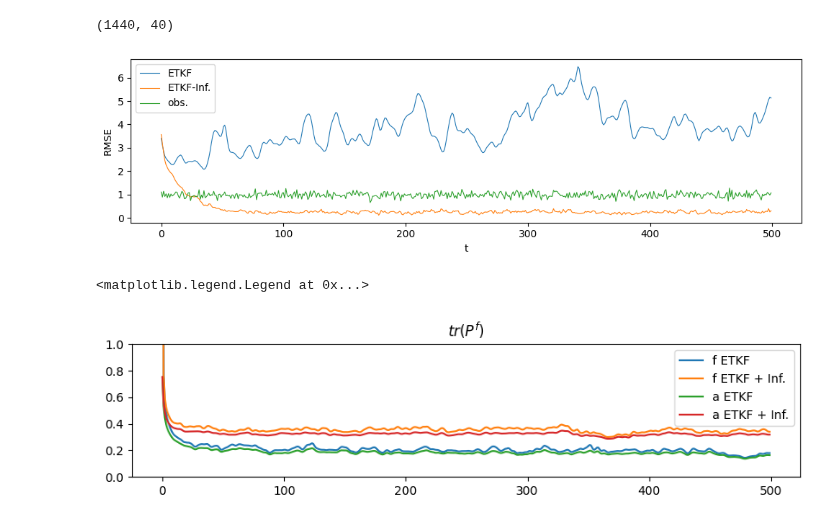
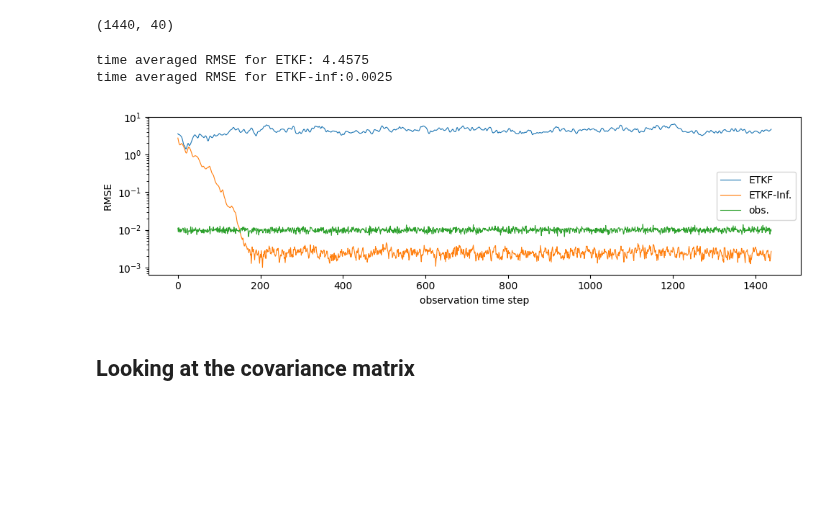
Before and after one commit to KotaTakeda/da_py, a Jupyter notebook: examples/l96_etkf.ipynb, the cells around one changed output. Saved outputs shown, nothing was run; the diff lists cells and outputs as text; code cells hidden in the pictures; blank space fills up the shorter version.

```diff
--- a/examples/l96_etkf.ipynb
+++ b/examples/l96_etkf.ipynb
@@ -64,20 +65,20 @@ H = np.eye(J)
 Q = np.zeros((J, J))
 
 # Observation error covariance
-r = 1.0
-R = r*np.eye(J)
+r = 1.0e-2
+R = r**2*np.eye(J)
 
 # random seed
 seed = 0
 np.random.seed(seed)
 
 # generate observation
-end_step = 500 # for development
+end_step = -1 # for development
 x_true = np.load('x_true_l96.npy')[:end_step]
 # y = np.load('x_obs_l96.npy')[:end_step]
 # if not np.isclose(r, 1.0):
 y = (H@x_true.T).T
-y += np.random.normal(loc=0, scale=np.sqrt(r), size=y.shape) # R = r*I
+y += np.random.normal(loc=0, scale=r, size=y.shape) # R = r**2*I
 
 # initial state for EnKF
 x_0 = x_true[np.random.randint(len(x_true)-1)]
@@ -111,15 +112,25 @@ x_assim_alpha = etkf_alpha.x
 # %%
 # Plot
 fig, ax = plt.subplots(figsize=(10, 3))
 plot_loss(x_true, x_assim, loss_rms, ax=ax, label='ETKF', lw=0.8)
 plot_loss(x_true, x_assim_alpha, loss_rms, ax=ax, label='ETKF-Inf.', lw=0.8)
 plot_loss((H@x_true.T).T, y, loss_rms, ax=ax, label='obs.', lw=0.8)
-ax.set_xlabel('t')
+ax.set_xlabel('observation time step')
 ax.set_ylabel('RMSE')
 ax.legend()
-# ax.set_ylim([0, 2])
+ax.set_yscale('log')
 fig.tight_layout()
-fig.savefig("etkf_inflation_result.pdf")
+# fig.savefig("etkf_inflation_result.pdf")
+
+# time averaged RMSE
+rmse_avg = np.linalg.norm(x_true-x_assim, axis=1)[-1000:].mean() / np.sqrt(J)  # RMSE
+rmse_avg_alpha = np.linalg.norm(x_true-x_assim_alpha, axis=1)[-1000:].mean() / np.sqrt(J)  # RMSE
+print(f"time averaged RMSE for ETKF: {rmse_avg:.4f}", )
+print(f"time averaged RMSE for ETKF-inf:{rmse_avg_alpha:.4f}")
 # %% [output]
+time averaged RMSE for ETKF: 4.4575
+time averaged RMSE for ETKF-inf:0.0025
-[figure, old version]
+[figure, new version]
+# %% [markdown]
+## Looking at the covariance matrix
 # %%
@@ -128,23 +139,20 @@ def compute_cov(Xf):
 # %%
-Xa= np.array(etkf.XXa
-C_a = compute_cov(Xa
-Xaalpha = np.array(etkf_alpha.XXa
-C_a_alpha = compute_cov(Xaalpha)
+# Xa= np.array(etkf.XXa
+# C_a = compute_cov(Xa
+# Xaalpha = np.array(etkf_alpha.XXa
+# C_a_alpha = compute_cov(Xaalpha)
 
-Xf = np.array(etkf.Xf)
-C_f = compute_cov(Xf)
-Xf_alpha = np.array(etkf_alpha.Xf)
-C_f_alpha = compute_cov(Xf_alpha)
+# Xf = np.array(etkf.Xf)
+# C_f = compute_cov(Xf)
+# Xf_alpha = np.array(etkf_alpha.Xf)
+# C_f_alpha = compute_cov(Xf_alpha)
 
-fig, ax = plt.subplots(figsize=(10, 2))
-ax.plot(np.sqrt(np.trace(np.array(C_f), axis1=1, axis2=2)/J), label="f ETKF")
-ax.plot(np.sqrt(np.trace(np.array(C_f_alpha), axis1=1, axis2=2)/J), label="f ETKF + Inf.")
-ax.plot(np.sqrt(np.trace(np.array(C_a), axis1=1, axis2=2)/J), label="a ETKF")
-ax.plot(np.sqrt(np.trace(np.array(C_a_alpha), axis1=1, axis2=2)/J), label="a ETKF + Inf.")
-ax.set_ylim([0, 1])
-ax.set_title("$tr(P^f)$")
-plt.legend()
+# fig, ax = plt.subplots(figsize=(10, 2))
+# ax.plot(np.sqrt(np.trace(np.array(C_f), axis1=1, axis2=2)/J), label="f ETKF")
+# ax.plot(np.sqrt(np.trace(np.array(C_f_alpha), axis1=1, axis2=2)/J), label="f ETKF + Inf.")
+# ax.plot(np.sqrt(np.trace(np.array(C_a), axis1=1, axis2=2)/J), label="a ETKF")
+# ax.plot(np.sqrt(np.trace(np.array(C_a_alpha), axis1=1, axis2=2)/J), label="a ETKF + Inf.")
+# ax.set_ylim([0, 1])
+# ax.set_title("$tr(P^f)$")
+# plt.legend()
-# %% [output]
-<matplotlib.legend.Legend at 0x...>
-[figure, removed]
 # %%
```
Also changed, not shown: parts of 5 cells of this notebook, 1 other file.
